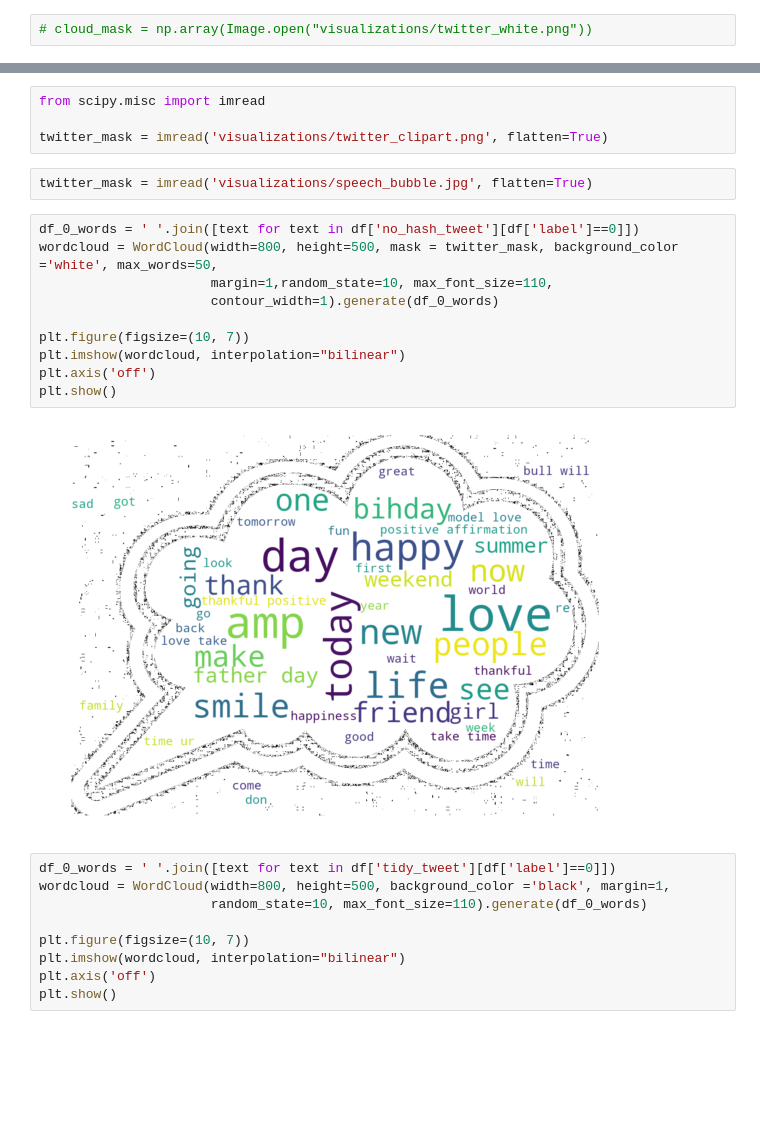
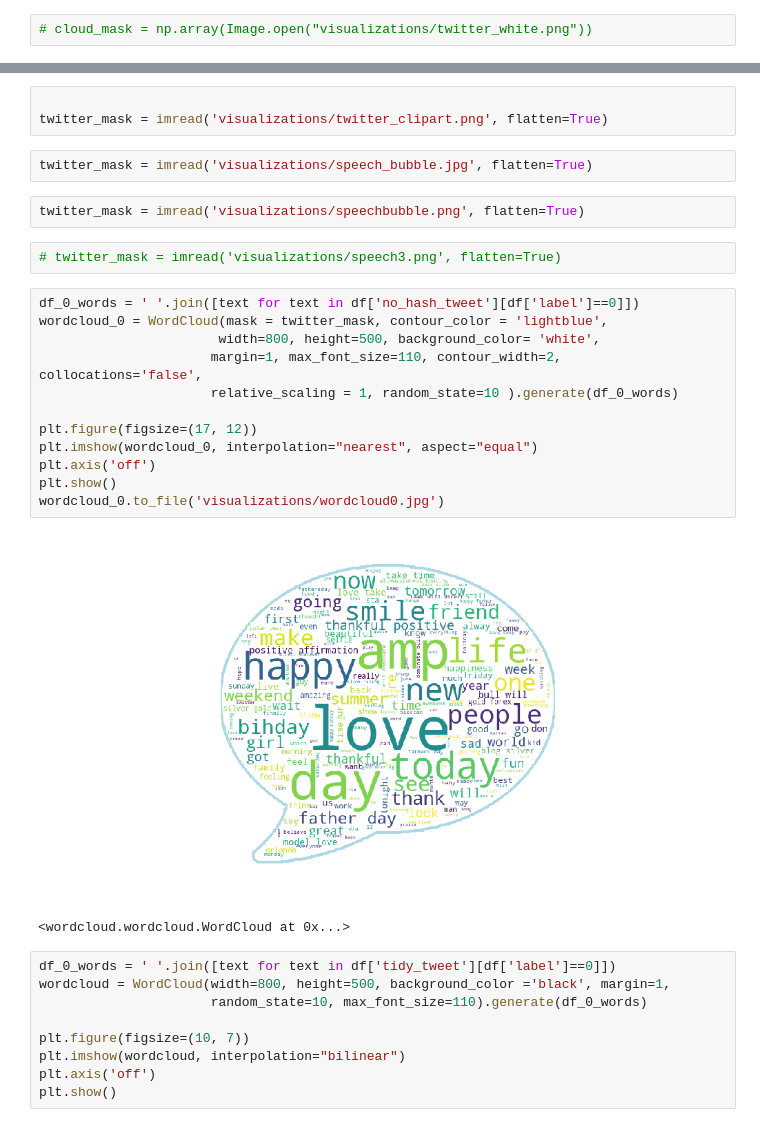
Before and after one commit to mguptaphd/Twitter-Hate-Classification-Project, a Jupyter notebook: Data_Exploration_Visualizations.ipynb, the cells around one changed output, grey strips where cells are left out. Cells and saved outputs as stored; diff of their text form; blank space fills up the shorter version.

Commit message:
Added final notebook and visualizations

```diff
--- a/Data_Exploration_Visualizations.ipynb
+++ b/Data_Exploration_Visualizations.ipynb
@@ -43,21 +72,27 @@ TypeError: expected string or bytes-like object
 # %%
-from scipy.misc import imread
 
 twitter_mask = imread('visualizations/twitter_clipart.png', flatten=True)
 # %%
 twitter_mask = imread('visualizations/speech_bubble.jpg', flatten=True)
+# %%
+twitter_mask = imread('visualizations/speechbubble.png', flatten=True)
+# %%
+# twitter_mask = imread('visualizations/speech3.png', flatten=True)
 # %%
 df_0_words = ' '.join([text for text in df['no_hash_tweet'][df['label']==0]])
-wordcloud = WordCloud(width=800, height=500, mask = twitter_mask, background_color ='white', max_words=50,
-                      margin=1,random_state=10, max_font_size=110,
-                      contour_width=1).generate(df_0_words)
+wordcloud_0 = WordCloud(mask = twitter_mask, contour_color = 'lightblue',
+                       width=800, height=500, background_color= 'white',
+                      margin=1, max_font_size=110, contour_width=2, collocations='false',
+                      relative_scaling = 1, random_state=10 ).generate(df_0_words)
 
-plt.figure(figsize=(10, 7))
-plt.imshow(wordcloud, interpolation="bilinear")
+plt.figure(figsize=(17, 12))
+plt.imshow(wordcloud_0, interpolation="nearest", aspect="equal")
 plt.axis('off')
 plt.show()
+wordcloud_0.to_file('visualizations/wordcloud0.jpg')
 # %% [output]
-[figure, old version]
+[figure, new version]
+<wordcloud.wordcloud.WordCloud at 0x...>
 # %%
 df_0_words = ' '.join([text for text in df['tidy_tweet'][df['label']==0]])
 wordcloud = WordCloud(width=800, height=500, background_color ='black', margin=1,
```
Also changed, not shown: parts of 10 cells of this notebook, 9 other files.
